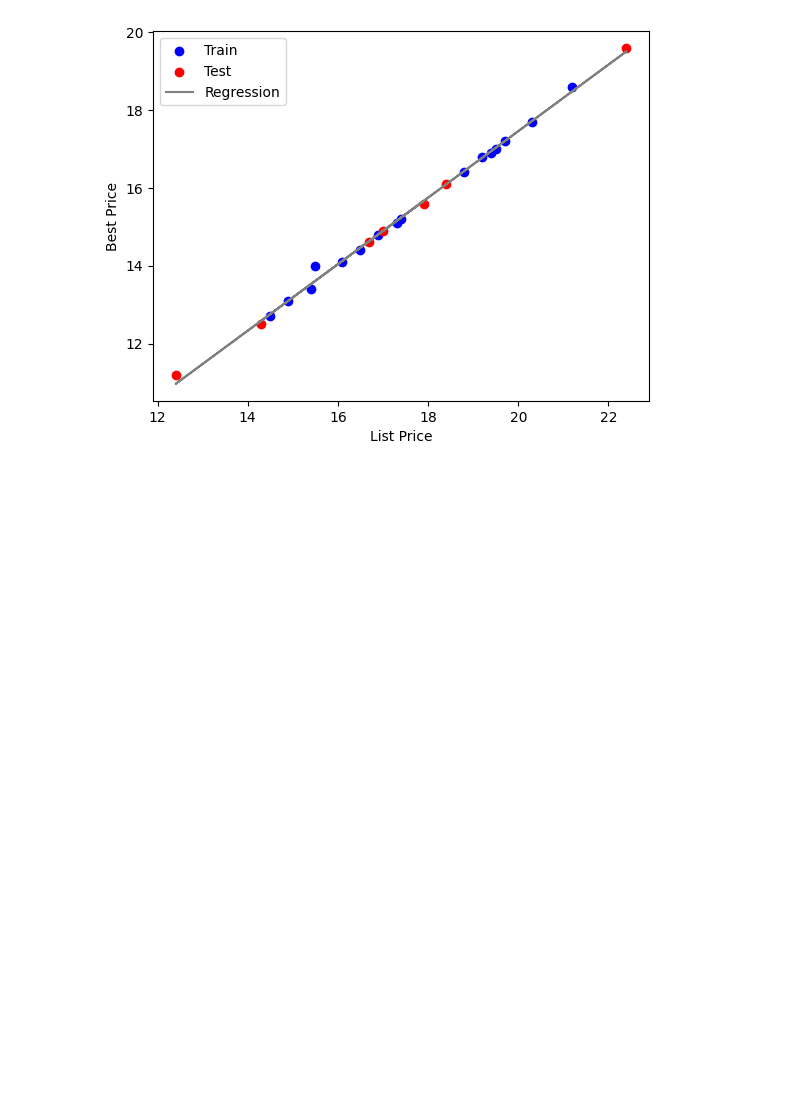
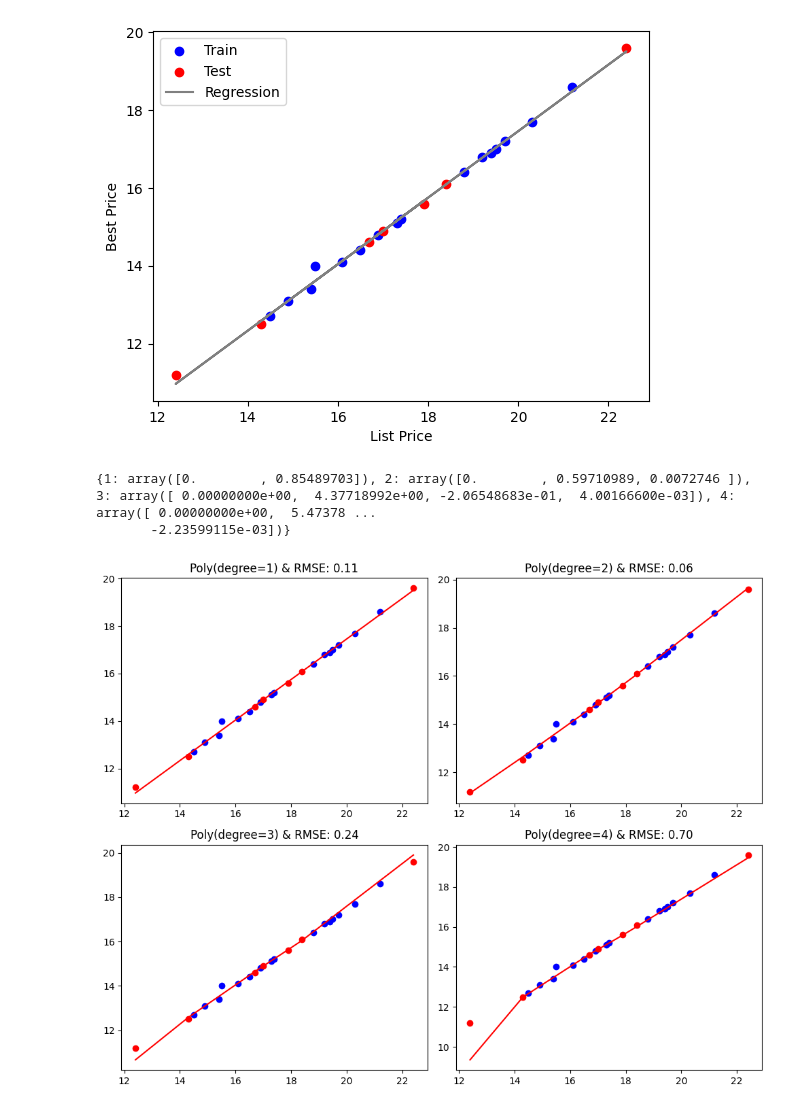
Before and after one commit to RanArino/Course_Projects, a Jupyter notebook: BDA500_Machine_Learning/Lab03.ipynb, the cells around one changed output. Saved outputs shown, nothing was run; the diff lists cells and outputs as text; code cells hidden in the pictures; blank space fills up the shorter version.

```diff
--- a/BDA500_Machine_Learning/Lab03.ipynb
+++ b/BDA500_Machine_Learning/Lab03.ipynb
@@ -144,3 +146,61 @@ plt.legend()
 plt.show()
 # %% [output]
 [figure]
+# %%
+# Code 9: Comparing Different Polynomial Models
+
+def multi_poly_degrees(data: list, degrees: int):
+    """
+    Plotting the multiple graphs (actual data point and predicted line) based on various polynomial degrees.
+    Showing the evaluation measure (RMSE: Root of Mean Squared Error) on each graph.
+
+    Parameters:
+    - data: a list of data, which is composed of X_train, X_test, Y_train, Y_test
+    - degrees: the maximum polynomial degrees that you wanna focus on.
+    """
+
+    X_train, X_test, Y_train, Y_test = data
+
+    fig, axs = plt.subplots(2, 2, figsize=(10, 8))  # Adjust the size as needed
+
+    # store coefficients
+    coefs = {}
+
+    # traversing all degrees
+    for d in range(degrees):
+        # define object
+        poly_regs = PolynomialFeatures(degree=d+1)
+        # fit and transform
+        X_poly = poly_regs.fit_transform(X_train)
+        # define linear regression
+        model = LinearRegression()
+        # fitting data
+        model.fit(X_poly, Y_train)
+        # get predicted value
+        X_test_transformed = poly_regs.fit_transform(X_test)
+        Yhat = model.predict(X_test_transformed)
+        # add coefficisnts
+        coefs[d+1] = model.coef_
+
+        # calculate residuals
+        res = [a - p for a, p in zip(Y_test, Yhat)]
+        # calculate rmse
+        rmse = (sum([r**2 for r in res]) / len(Yhat)) ** 0.5
+
+        # visualization
+        ax = axs[d // 2, d % 2]
+        ax.scatter(X_train, Y_train, color='blue', label='Train')
+        ax.scatter(X_test, Y_test, color='red', label='Test')
+        ax.plot(sorted(X_test.values), sorted(Yhat), color='red')
+        ax.set_title(f"Poly(degree={d+1}) & RMSE: {rmse:.2f}")
+
+    print(coefs)
+    plt.tight_layout()
+    plt.show()
+
+
+multi_poly_degrees([X_train, X_test, Y_train, Y_test], degrees=4)
+# %% [output]
+{1: array([0.        , 0.85489703]), 2: array([0.        , 0.59710989, 0.0072746 ]), 3: array([ 0.00000000e+00,  4.37718992e+00, -2.06548683e-01,  4.00166600e-03]), 4: array([ 0.00000000e+00,  5.47378 ...
+       -2.23599115e-03])}
+[figure, added]
```
Also changed, not shown: parts of 1 cell of this notebook.
